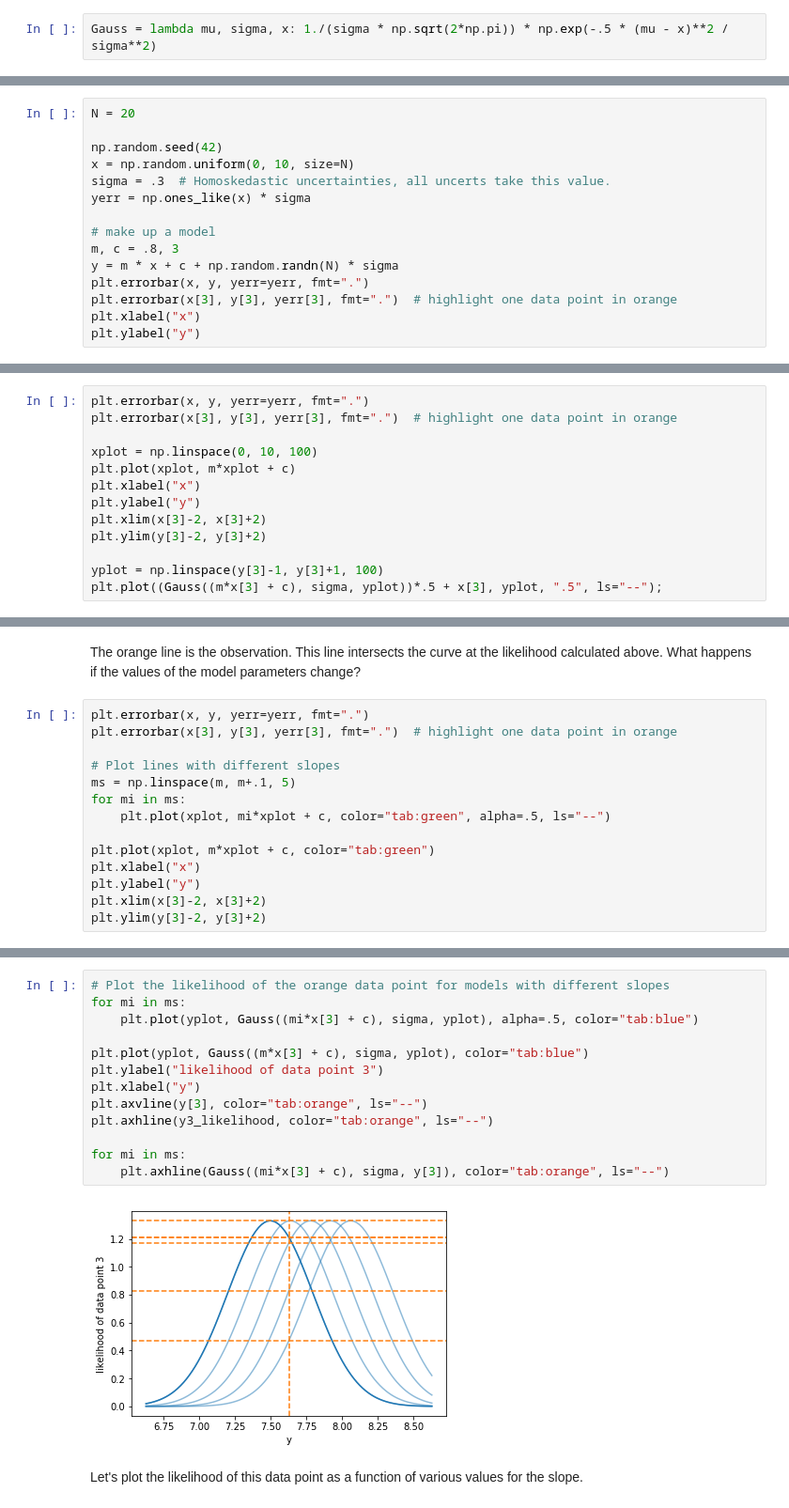
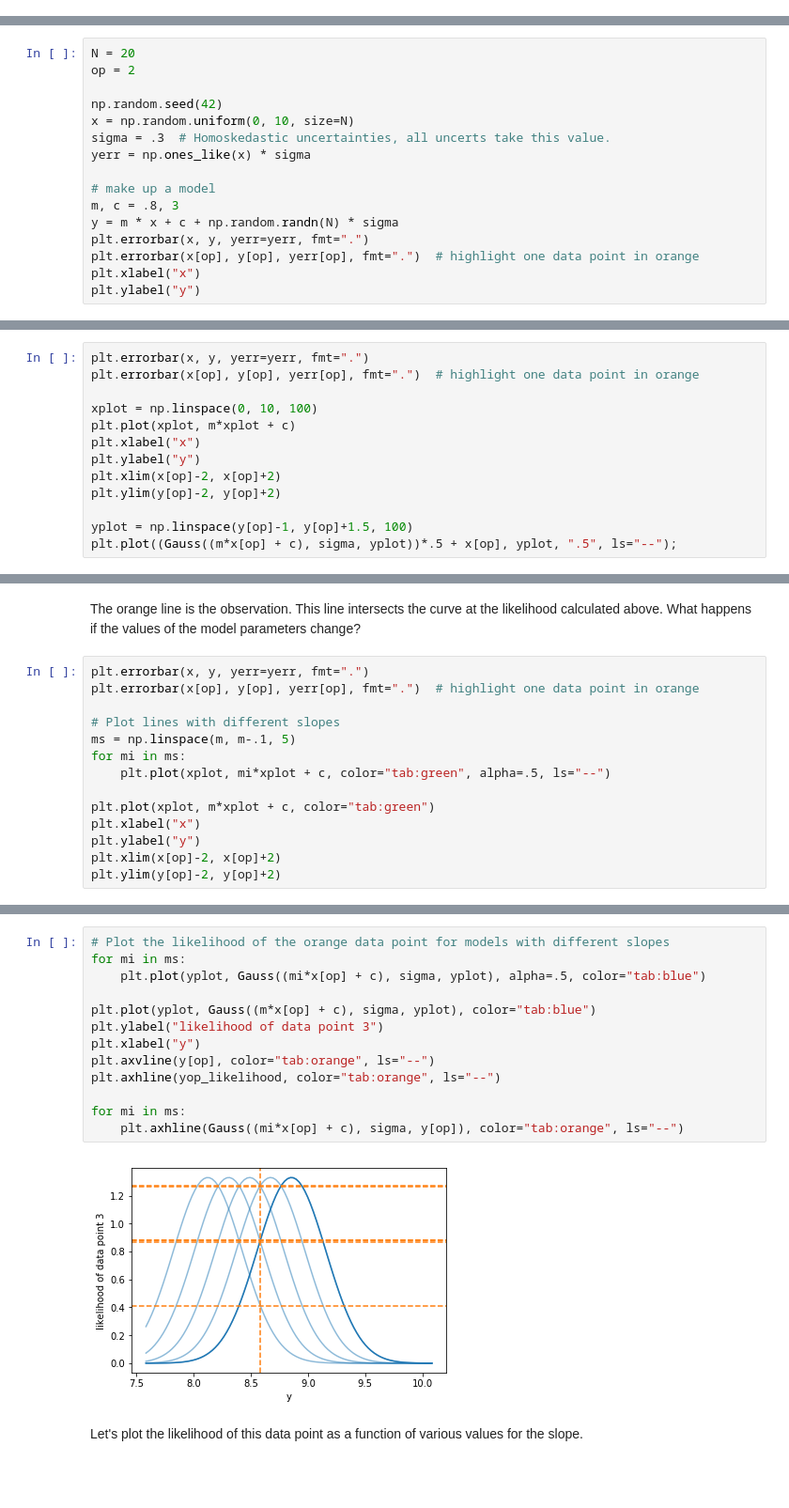
Before and after one commit to RuthAngus/Probabilistic-inference-tutorial, a Jupyter notebook: Bayesian_inference_tutorial.ipynb, the cells around one changed output, grey strips where cells are left out. Shown at 94% size. Saved outputs shown, nothing was run; the diff lists cells and outputs as text; blank space fills up the shorter version.

```diff
--- a/Bayesian_inference_tutorial.ipynb
+++ b/Bayesian_inference_tutorial.ipynb
@@ -272,4 +132,2 @@ $$\mathcal{L} = P(D|\theta) = \frac{1}{\sigma\sqrt{2\pi}}\exp\left(\frac{-[\mu -
 # %% [markdown]
 Exercise: write a function for a Gaussian distribution as a python lambda function. This will come in useful throughout the tutorial.
-# %%
-Gauss = lambda mu, sigma, x: 1./(sigma * np.sqrt(2*np.pi)) * np.exp(-.5 * (mu - x)**2 / sigma**2)
@@ -342,5 +177,6 @@ Here are some data.
 # %%
 N = 20
+op = 2
 
 np.random.seed(42)
 x = np.random.uniform(0, 10, size=N)
@@ -351,7 +187,7 @@ yerr = np.ones_like(x) * sigma
 m, c = .8, 3
 y = m * x + c + np.random.randn(N) * sigma
 plt.errorbar(x, y, yerr=yerr, fmt=".")
-plt.errorbar(x[3], y[3], yerr[3], fmt=".")  # highlight one data point in orange
+plt.errorbar(x[op], y[op], yerr[op], fmt=".")  # highlight one data point in orange
 plt.xlabel("x")
 plt.ylabel("y")
 # %% [output]
@@ -384,15 +223,15 @@ The likelihood of measuring y = 7.63 given the model specifiedand that x = 5.62
 Q: Why can this value be greater than 1?
 # %%
 plt.errorbar(x, y, yerr=yerr, fmt=".")
-plt.errorbar(x[3], y[3], yerr[3], fmt=".")  # highlight one data point in orange
+plt.errorbar(x[op], y[op], yerr[op], fmt=".")  # highlight one data point in orange
 
 xplot = np.linspace(0, 10, 100)
 plt.plot(xplot, m*xplot + c)
 plt.xlabel("x")
 plt.ylabel("y")
-plt.xlim(x[3]-2, x[3]+2)
-plt.ylim(y[3]-2, y[3]+2)
+plt.xlim(x[op]-2, x[op]+2)
+plt.ylim(y[op]-2, y[op]+2)
 
-yplot = np.linspace(y[3]-1, y[3]+1, 100)
-plt.plot((Gauss((m*x[3] + c), sigma, yplot))*.5 + x[3], yplot, ".5", ls="--");
+yplot = np.linspace(y[op]-1, y[op]+1.5, 100)
+plt.plot((Gauss((m*x[op] + c), sigma, yplot))*.5 + x[op], yplot, ".5", ls="--");
 # %% [output]
@@ -412,16 +252,16 @@ plt.axhline(y3_likelihood, color="tab:orange", ls="--")
 The orange line is the observation. This line intersects the curve at the likelihood calculated above. What happens if the values of the model parameters change?
 # %%
 plt.errorbar(x, y, yerr=yerr, fmt=".")
-plt.errorbar(x[3], y[3], yerr[3], fmt=".")  # highlight one data point in orange
+plt.errorbar(x[op], y[op], yerr[op], fmt=".")  # highlight one data point in orange
 
 # Plot lines with different slopes
-ms = np.linspace(m, m+.1, 5)
+ms = np.linspace(m, m-.1, 5)
 for mi in ms:
     plt.plot(xplot, mi*xplot + c, color="tab:green", alpha=.5, ls="--")
 
 plt.plot(xplot, m*xplot + c, color="tab:green")
 plt.xlabel("x")
 plt.ylabel("y")
-plt.xlim(x[3]-2, x[3]+2)
-plt.ylim(y[3]-2, y[3]+2)
+plt.xlim(x[op]-2, x[op]+2)
+plt.ylim(y[op]-2, y[op]+2)
 # %% [output]
@@ -430,18 +270,18 @@ plt.ylim(y[3]-2, y[3]+2)
 # %%
 # Plot the likelihood of the orange data point for models with different slopes
 for mi in ms:
-    plt.plot(yplot, Gauss((mi*x[3] + c), sigma, yplot), alpha=.5, color="tab:blue")
+    plt.plot(yplot, Gauss((mi*x[op] + c), sigma, yplot), alpha=.5, color="tab:blue")
 
-plt.plot(yplot, Gauss((m*x[3] + c), sigma, yplot), color="tab:blue")
+plt.plot(yplot, Gauss((m*x[op] + c), sigma, yplot), color="tab:blue")
 plt.ylabel("likelihood of data point 3")
 plt.xlabel("y")
-plt.axvline(y[3], color="tab:orange", ls="--")
-plt.axhline(y3_likelihood, color="tab:orange", ls="--")
+plt.axvline(y[op], color="tab:orange", ls="--")
+plt.axhline(yop_likelihood, color="tab:orange", ls="--")
 
 for mi in ms:
-    plt.axhline(Gauss((mi*x[3] + c), sigma, y[3]), color="tab:orange", ls="--")
+    plt.axhline(Gauss((mi*x[op] + c), sigma, y[op]), color="tab:orange", ls="--")
 # %% [output]
-[figure, old version]
+[figure, new version]
 # %% [markdown]
 Let's plot the likelihood of this data point as a function of various values for the slope.
 # %%
```
Also changed, not shown: parts of 89 cells of this notebook.
